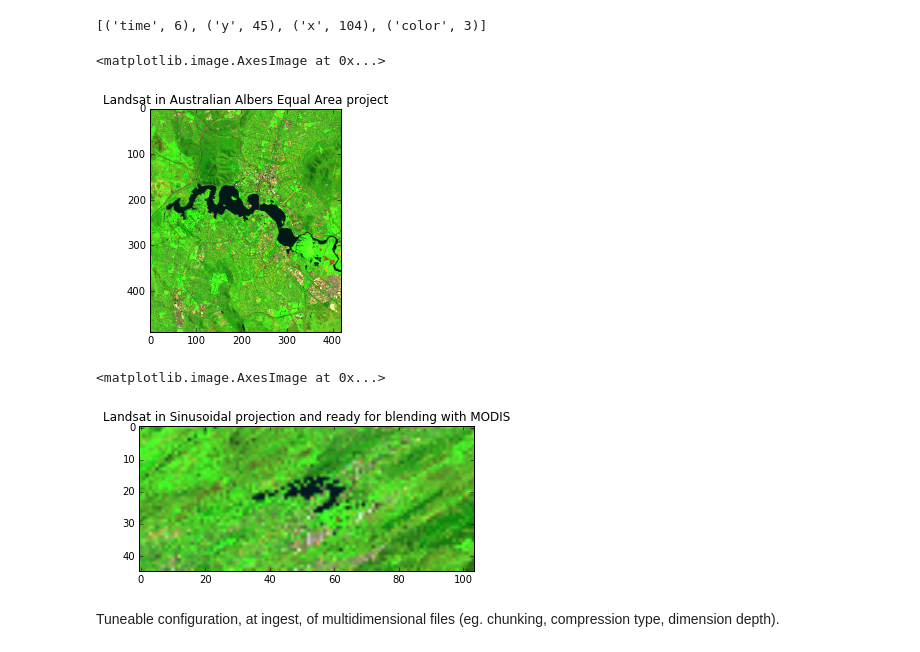
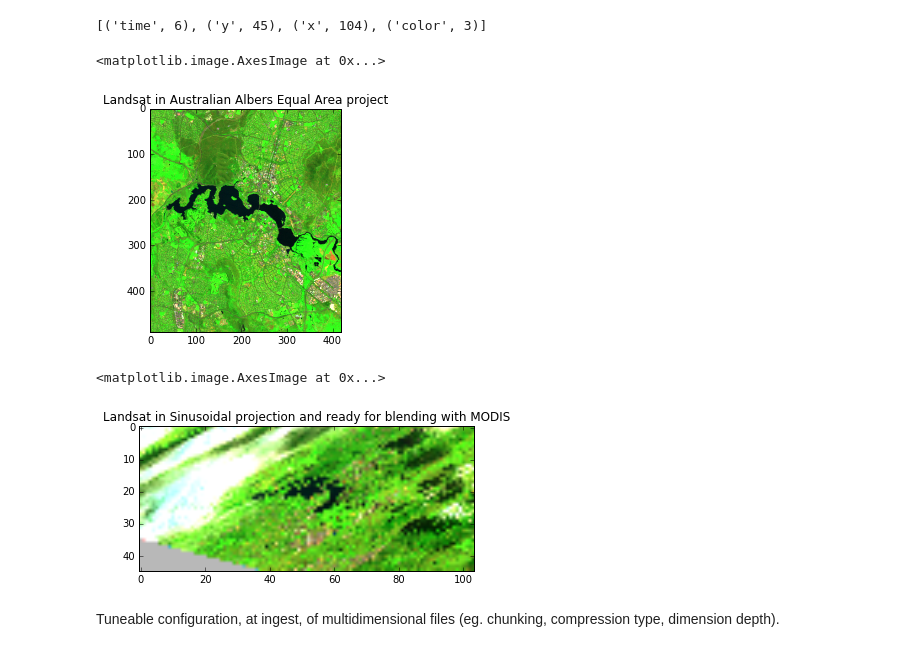
Before and after one commit to GeoscienceAustralia/dea-validation, a Jupyter notebook: requirements_met.ipynb, the cells around one changed output. Drawn from its saved outputs; the diff is of its cells as text; code cells hidden in the pictures.

```diff
--- a/requirements_met.ipynb
+++ b/requirements_met.ipynb
@@ -65,7 +67,7 @@ plot_folium(datasets_union(dc.index.datasets.search(product='ls5_pq_scene')))
 # %% [output]
 [interactive output not drawn]
 # %%
-pq = dc.load(product='ls5_pq_albers', x=(149.07, 149.17), y=(-35.25, -35.35))
-pq.plot(col='time', col_wrap=3)
+#pq = dc.load(product='ls5_pq_albers', x=(149.07, 149.17), y=(-35.25, -35.35))
+#pq.plot(col='time', col_wrap=3, robust=True)
 # %% [markdown]
  NDVI.
@@ -83,0 +85,7 @@ Landsat Surface reflectance statistical summaries:
+# %%
+## smart bit mask stuff to come
+nbar_by_solar_day = dc.load(product='ls5_nbar_albers',
+              x=(149.07, 149.17), y=(-35.25, -35.35))
+autumn_blue = nbar_by_solar_day.blue.loc['2011-3':'2011-5']
+
+autumn_blue.median(dim='time').plot(robust=True)
@@ -270,22 +282,21 @@ scaled = (clipped_visible / max_val)
 # %%
 from matplotlib import pyplot as plt
 plt.title('Landsat in Australian Albers Equal Area project')
-plt.imshow(scaled.isel(time=1))
+plt.imshow(scaled.isel(time=5))
 # %% [output]
 <matplotlib.image.AxesImage at 0x...>
-[figure, old version]
+[figure, new version]
 # %%
 fake_saturation = 3500
 clipped_visible = sinusoidal_grid.where(sinusoidal_grid<fake_saturation).fillna(fake_saturation)
 max_val = clipped_visible.max(['y', 'x'])
 sinusoidal_scaled = (clipped_visible / max_val)
 # %%
-from matplotlib import pyplot as plt
 plt.title('Landsat in Sinusoidal projection and ready for blending with MODIS')
-plt.imshow(sinusoidal_scaled.isel(time=1))
+plt.imshow(sinusoidal_scaled.isel(time=5))
 # %% [output]
 <matplotlib.image.AxesImage at 0x...>
-[figure, old version]
+[figure, new version]
 # %% [markdown]
 Tuneable configuration, at ingest, of multidimensional files (eg. chunking, compression type,
 dimension depth).
```
Also changed, not shown: parts of 47 cells of this notebook.
